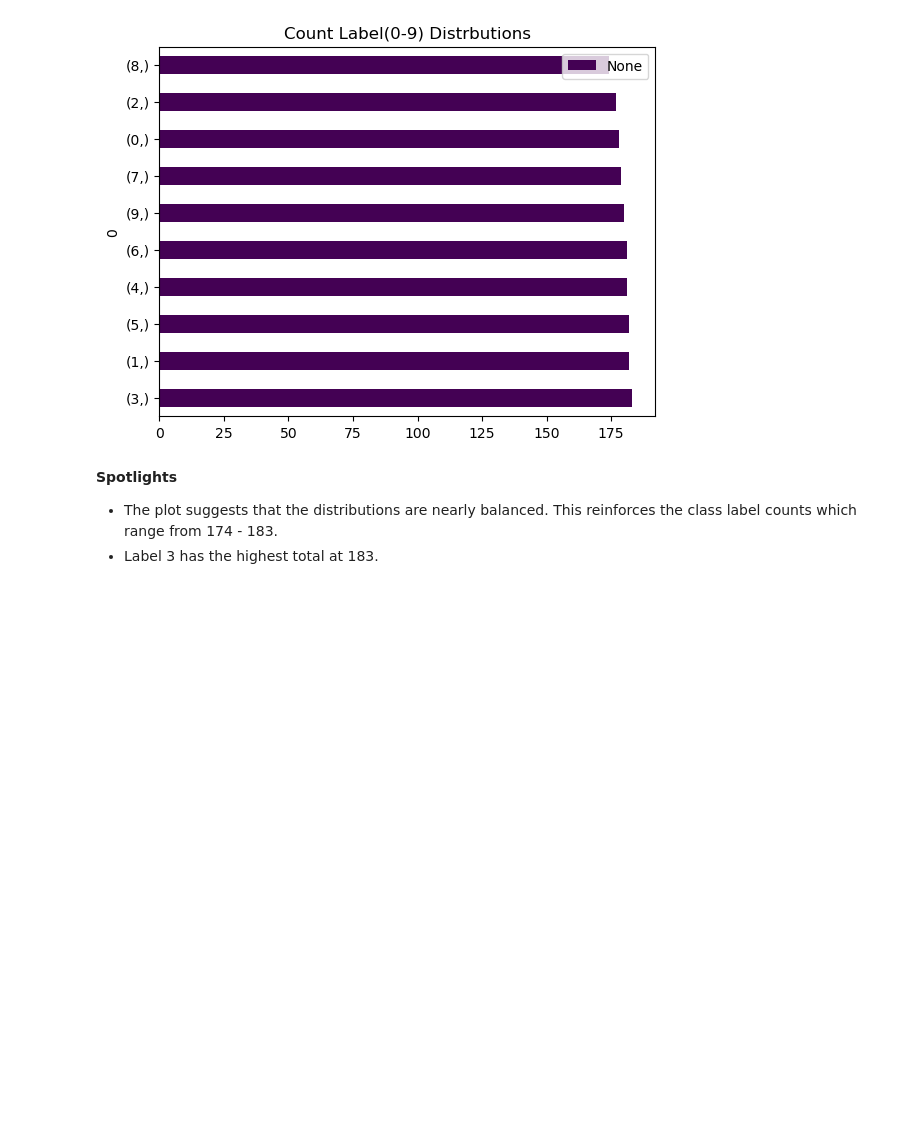
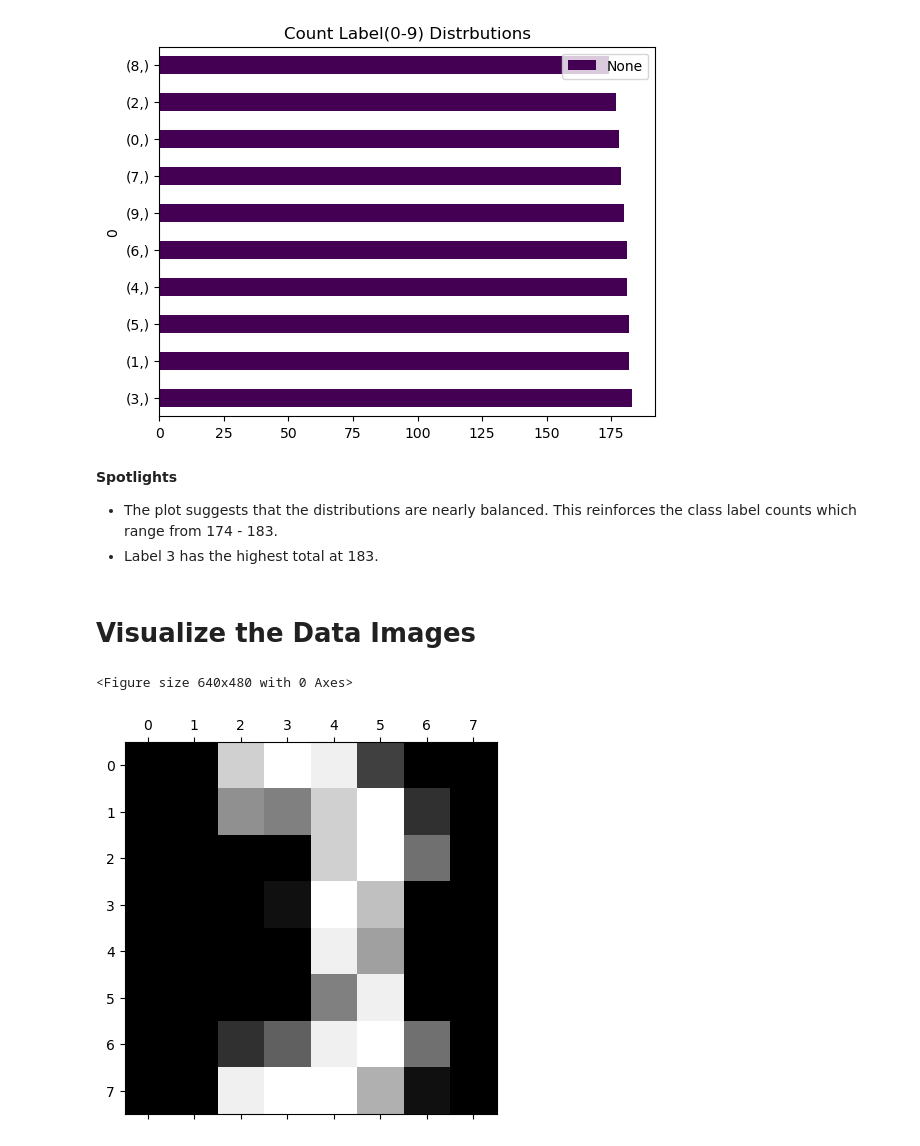
Before and after one commit to tyrantdavis/hand-writing-recognition-kmeans, a Jupyter notebook: recognition.ipynb, the cells around one changed output. Drawn from its saved outputs; the diff is of its cells as text; code cells hidden in the pictures; blank space fills up the shorter version.

Commit message:
Visualize the data images.

```diff
--- a/recognition.ipynb
+++ b/recognition.ipynb
@@ -166,3 +166,13 @@ labels.value_counts(ascending=False).plot(
 
 - The plot suggests that the distributions are nearly balanced. This reinforces the class label counts which range from 174 - 183.
 - Label 3 has the highest total at 183.
+# %% [markdown]
+# Visualize the Data Images
+# %%
+image = 89
+plt.gray()
+plt.matshow(digits.images[image])
+plt.show()
+# %% [output]
+<Figure size 640x480 with 0 Axes>
+[figure, added]
```
Also changed, not shown: parts of 5 cells of this notebook.
